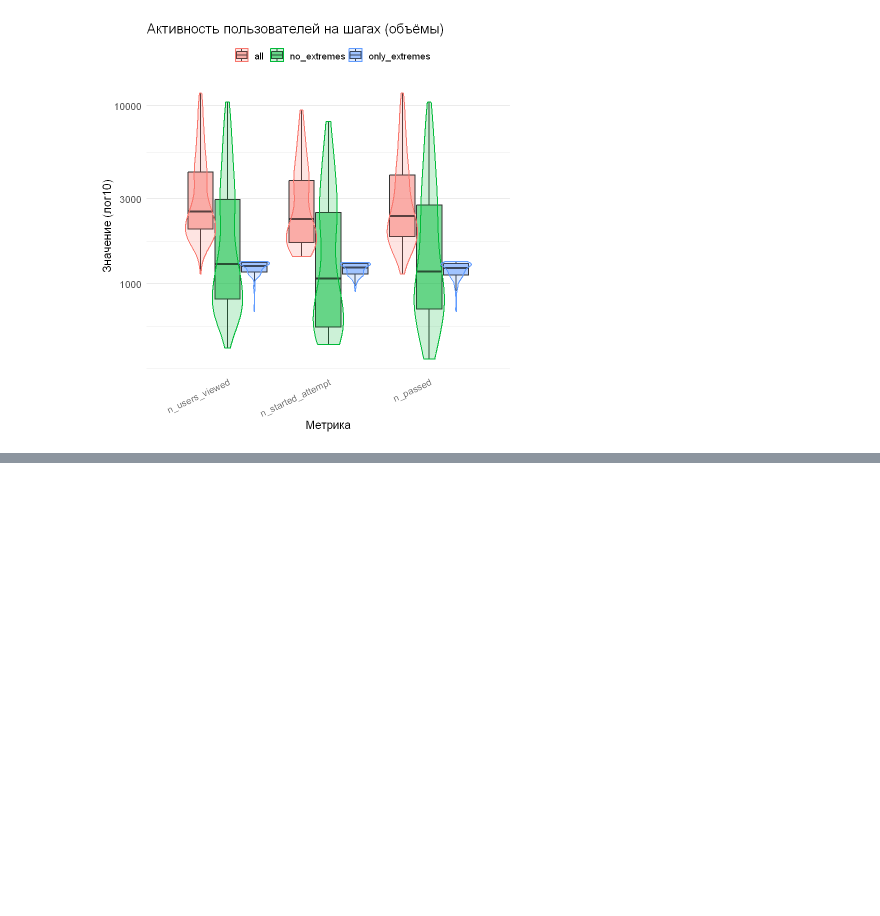
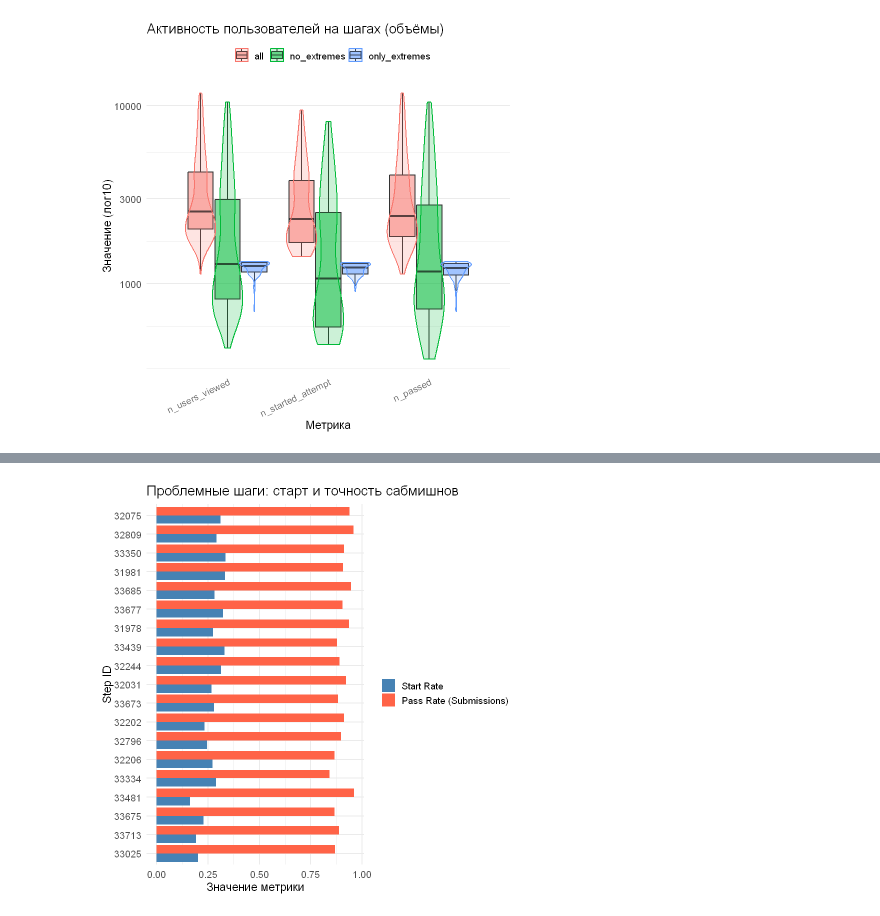
Before and after one commit to Safonovanastya87/stepik-product-analytics-completion-risk-ml, a Jupyter notebook: notebooks/eda-problematic-steps-and-user-behavior-analysis.ipynb, the cells around one changed output, grey strips where cells are left out. Cells and saved outputs as stored; diff of their text form; code cells hidden in the pictures; blank space fills up the shorter version.

```diff
--- a/notebooks/eda-problematic-steps-and-user-behavior-analysis.ipynb
+++ b/notebooks/eda-problematic-steps-and-user-behavior-analysis.ipynb
@@ -565,18 +551,16 @@ colnames(steps_table)
 # %%
 
-# ===========================
-# 1. Функция расчета метрик по шагам
-# ===========================
 compute_steps_metrics_dt <- function(steps_table, events_dt, submissions_dt, filter_extreme = NULL, type_label = "all") {
 
   dt_events <- copy(events_dt)
   dt_subs <- copy(submissions_dt)
   steps_dt <- copy(steps_table)
 
-  # Фильтруем пользователей по флагу
+  # Фильтруем пользователей по флагу через user_metrics
   if (!is.null(filter_extreme)) {
-    dt_events <- dt_events[is_extreme %in% filter_extreme]
-    dt_subs <- dt_subs[user_id %in% dt_events$user_id]
+    extreme_users <- user_metrics[is_extreme %in% filter_extreme, user_id]
+    dt_events <- dt_events[user_id %in% extreme_users]
+    dt_subs   <- dt_subs[user_id %in% extreme_users]
   }
 
   # Считаем количество уникальных пользователей по действию
@@ -611,14 +595,11 @@ compute_steps_metrics_dt <- function(steps_table, events_dt, submissions_dt, fil
   return(steps_dt)
 }
 
-# ===========================
-# 2. Генерация трех таблиц
-# ===========================
+
 steps_all      <- compute_steps_metrics_dt(steps_table, events_data, submissions_data, NULL, "all")
 steps_no_ext   <- compute_steps_metrics_dt(steps_table, events_data, submissions_data, filter_extreme = FALSE, "no_extremes")
 steps_only_ext <- compute_steps_metrics_dt(steps_table, events_data, submissions_data, filter_extreme = TRUE, "only_extremes")
 
-# Объединяем все таблицы
 steps_combined <- rbindlist(list(steps_all, steps_no_ext, steps_only_ext), fill = TRUE)
 
 # ===========================
@@ -793,0 +769,28 @@ Warning message:
+# %%
+q1 <- quantile(
+  steps_all$pass_rate_submissions[steps_all$is_assignment == TRUE],
+  probs = 0.25,
+  na.rm = TRUE
+)
+# %%
+problematic_steps_df <- steps_all %>%
+    filter(is_assignment == TRUE) %>%
+    filter(pass_rate_submissions < q1)
+
+# fwrite(problematic_steps_df, "problematic_steps.csv") - возможность по желанию сохранить список проблемных шагов
+# %%
+problematic_steps_long <- problematic_steps_df %>%
+  select(step_id, start_rate, pass_rate_submissions) %>%
+  tidyr::pivot_longer(cols = c(start_rate, pass_rate_submissions),
+                      names_to = "metric", values_to = "value")
+
+ggplot(problematic_steps_long, aes(x = reorder(step_id, value), y = value, fill = metric)) +
+  geom_bar(stat = "identity", position = "dodge") +
+  coord_flip() +
+  scale_fill_manual(values = c("start_rate" = "tomato", "pass_rate_submissions" = "steelblue"),
+                    labels = c("Start Rate", "Pass Rate (Submissions)")) +
+  labs(title = "Проблемные шаги: старт и точность сабмишнов",
+       x = "Step ID", y = "Значение метрики", fill = "") +
+  theme_minimal(base_size = 14)
+# %% [output]
+[figure, added]
```
Also changed, not shown: parts of 25 cells of this notebook.
